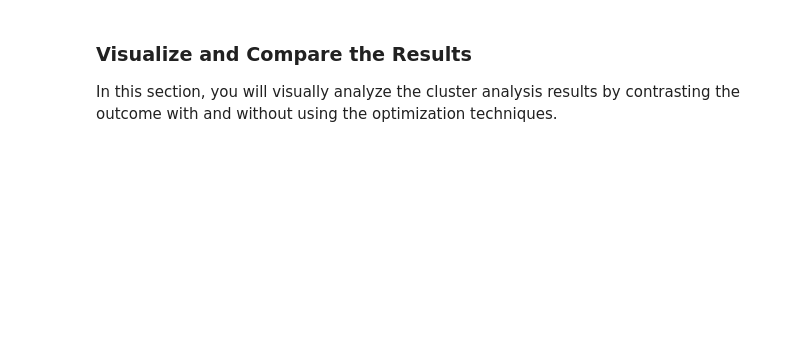
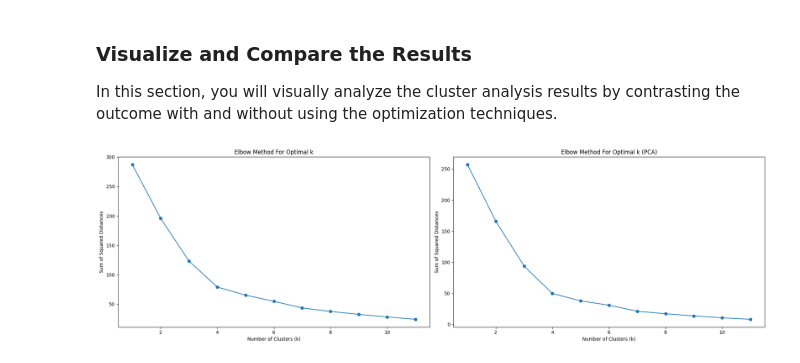
Before and after one commit to JNorthData/CryptoClustering, a Jupyter notebook: Crypto_Clustering.ipynb, the cells around one changed output. Saved outputs shown, nothing was run; the diff lists cells and outputs as text; code cells hidden in the pictures; blank space fills up the shorter version.

```diff
--- a/Crypto_Clustering.ipynb
+++ b/Crypto_Clustering.ipynb
@@ -300,4 +322,26 @@ md_pca_df.head()
 ### Visualize and Compare the Results
 
 In this section, you will visually analyze the cluster analysis results by contrasting the outcome with and without using the optimization techniques.
+# %%
+# Composite plot to contrast the Elbow curves
+# Create a figure with 1 row and 2 columns of subplots
+fig, axes = plt.subplots(nrows=1, ncols=2, figsize=(20,6))
+
+# Plot the first plot on the first subplot
+axes[0].plot(k_vals, ssd, '-o')
+axes[0].set_xlabel('Number of Clusters (k)')
+axes[0].set_ylabel('Sum of Squared Distances')
+axes[0].set_title('Elbow Method For Optimal k')
+
+# Plot the second plot on the second subplot
+axes[1].plot(pca_k_vals, pca_ssd, '-o')
+axes[1].set_xlabel('Number of Clusters (k)')
+axes[1].set_ylabel('Sum of Squared Distances')
+axes[1].set_title('Elbow Method For Optimal k (PCA)')
+
+# Display the combined figure
+plt.tight_layout()  # This ensures that the plots are spaced nicely
+plt.show()
+# %% [output]
+[figure, added]
 # %%
```
Also changed, not shown: parts of 27 cells of this notebook.
